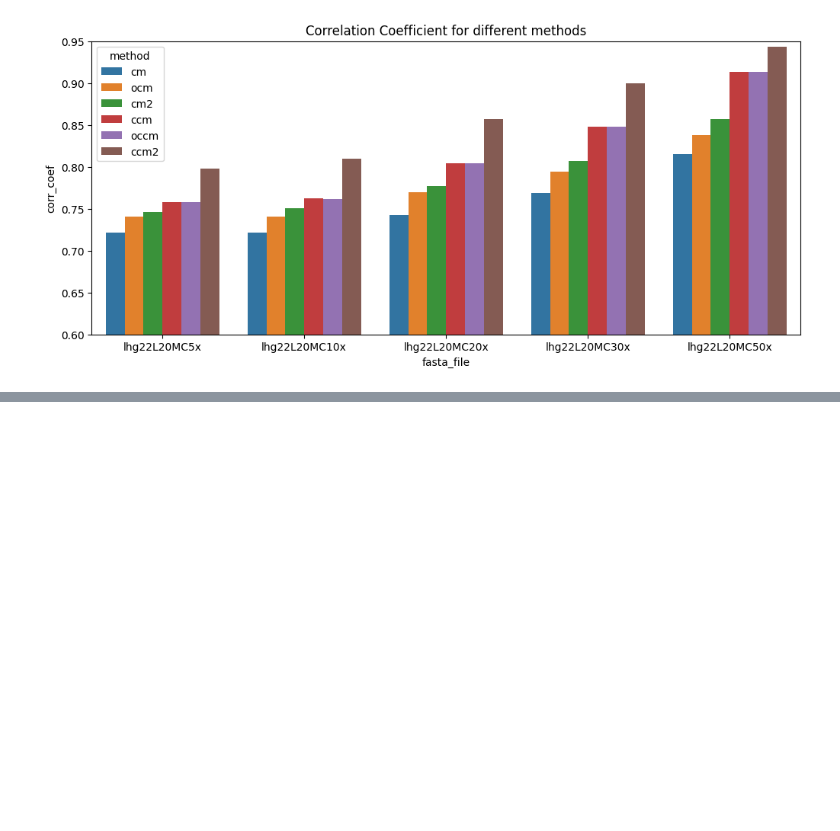
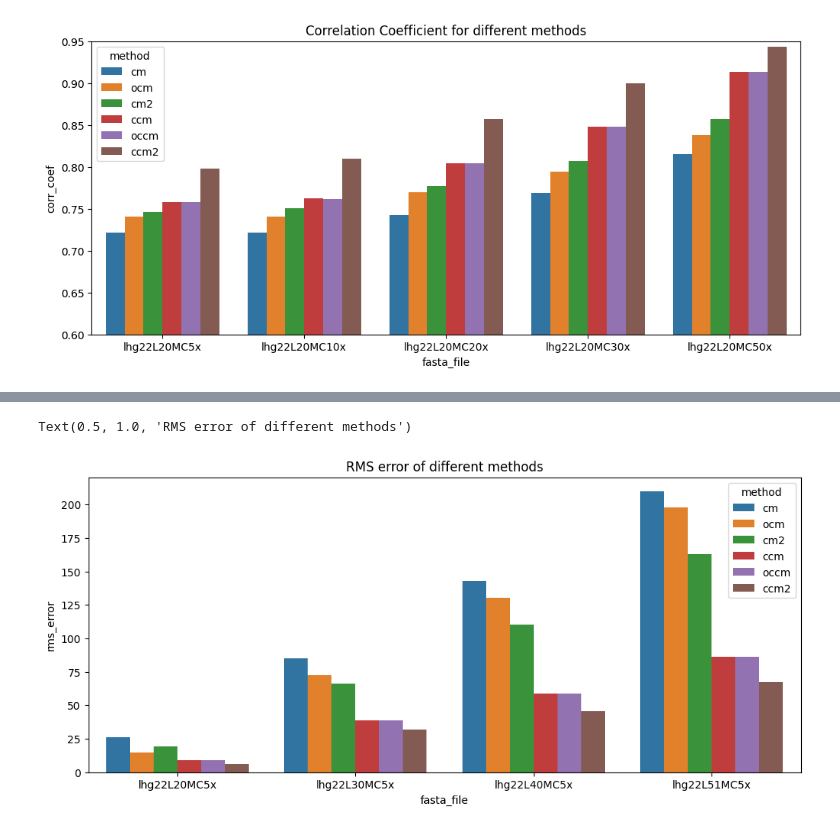
Before and after one commit to MahdeeMushfiqueKamal/OCM_refactored, a Jupyter notebook: plots.ipynb, the cells around one changed output, grey strips where cells are left out. Drawn from its saved outputs; the diff is of its cells as text; code cells hidden in the pictures; blank space fills up the shorter version.

Commit message:
result2

```diff
--- a/plots.ipynb
+++ b/plots.ipynb
@@ -44,3 +26,6 @@ plt.ylim(0.6, 0.95)
 # %% [output]
 (0.6, 0.95)
 [figure]
+# %%
+df2 = pd.read_csv('result2.csv')
+df2.info()
@@ -46,0 +49,10 @@ plt.ylim(0.6, 0.95)
+# %%
+df2.fasta_file = df2.fasta_file.str.replace('input/', '')
+df2.fasta_file = df2.fasta_file.str.replace('.fa', '')
+# %%
+fig, ax = plt.subplots(1,1,figsize=(12, 5))
+sns.barplot(x='fasta_file', y='rms_error', hue='method', data=df2, ax = ax, palette='tab10',hue_order= hue_order)
+ax.set_title('RMS error of different methods')
+# %% [output]
+Text(0.5, 1.0, 'RMS error of different methods')
+[figure, added]
```
Also changed, not shown: parts of 6 cells of this notebook, 3 other files.
